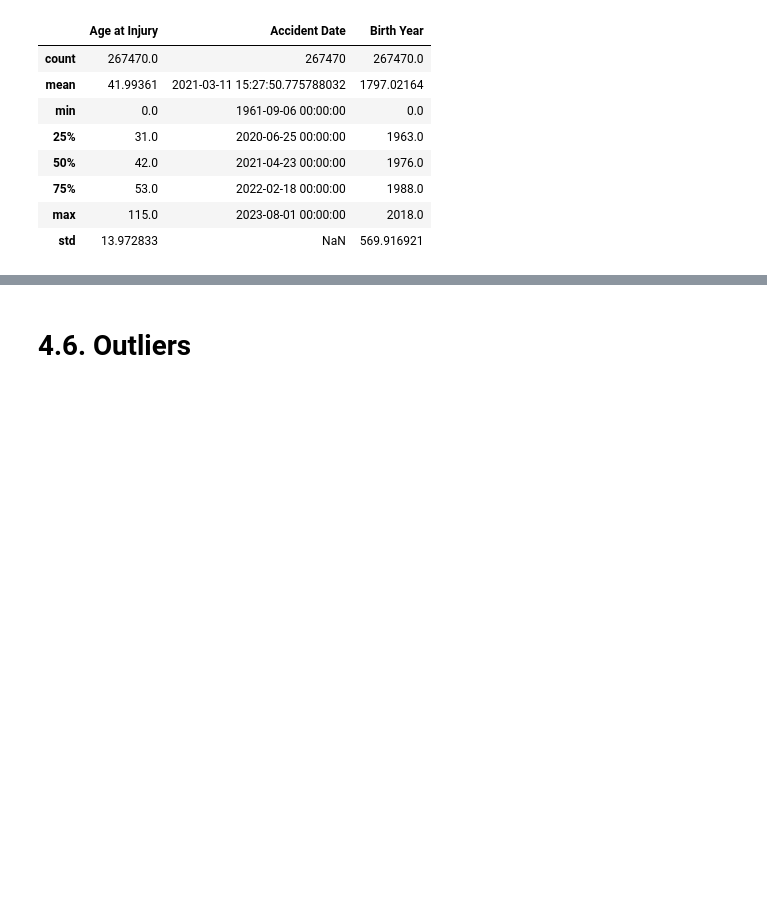
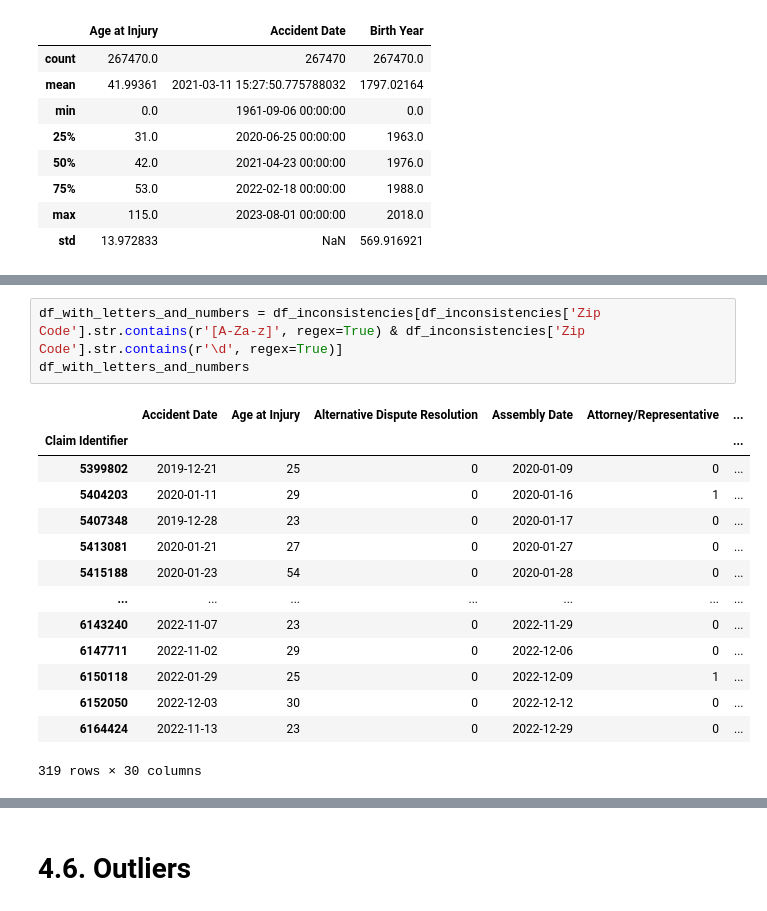
Before and after one commit to mgalao/machine-learning-project, a Jupyter notebook: project/Homework_Group38.ipynb, the cells around one changed output, grey strips where cells are left out. Saved outputs shown, nothing was run; the diff lists cells and outputs as text; blank space fills up the shorter version.

```diff
--- a/project/Homework_Group38.ipynb
+++ b/project/Homework_Group38.ipynb
@@ -946,0 +983,18 @@ inconsistent_rows[['Age at Injury', 'Accident Date', 'Birth Year']].describe()
+# %%
+df_with_letters_and_numbers = df_inconsistencies[df_inconsistencies['Zip Code'].str.contains(r'[A-Za-z]', regex=True) & df_inconsistencies['Zip Code'].str.contains(r'\d', regex=True)]
+df_with_letters_and_numbers
+# %% [output]
+|  | Accident Date | Age at Injury | Alternative Dispute Resolution | Assembly Date | Attorney/Representative | ... |
+| Claim Identifier |  |  |  |  |  | ... |
+| 5399802 | 2019-12-21 | 25 | 0 | 2020-01-09 | 0 | ... |
+| 5404203 | 2020-01-11 | 29 | 0 | 2020-01-16 | 1 | ... |
+| 5407348 | 2019-12-28 | 23 | 0 | 2020-01-17 | 0 | ... |
+| 5413081 | 2020-01-21 | 27 | 0 | 2020-01-27 | 0 | ... |
+| 5415188 | 2020-01-23 | 54 | 0 | 2020-01-28 | 0 | ... |
+| ... | ... | ... | ... | ... | ... | ... |
+| 6143240 | 2022-11-07 | 23 | 0 | 2022-11-29 | 0 | ... |
+| 6147711 | 2022-11-02 | 29 | 0 | 2022-12-06 | 0 | ... |
+| 6150118 | 2022-01-29 | 25 | 0 | 2022-12-09 | 1 | ... |
+| 6152050 | 2022-12-03 | 30 | 0 | 2022-12-12 | 0 | ... |
+| 6164424 | 2022-11-13 | 23 | 0 | 2022-12-29 | 0 | ... |
+319 rows × 30 columns
```
Also changed, not shown: parts of 41 cells of this notebook, 1 other file.
